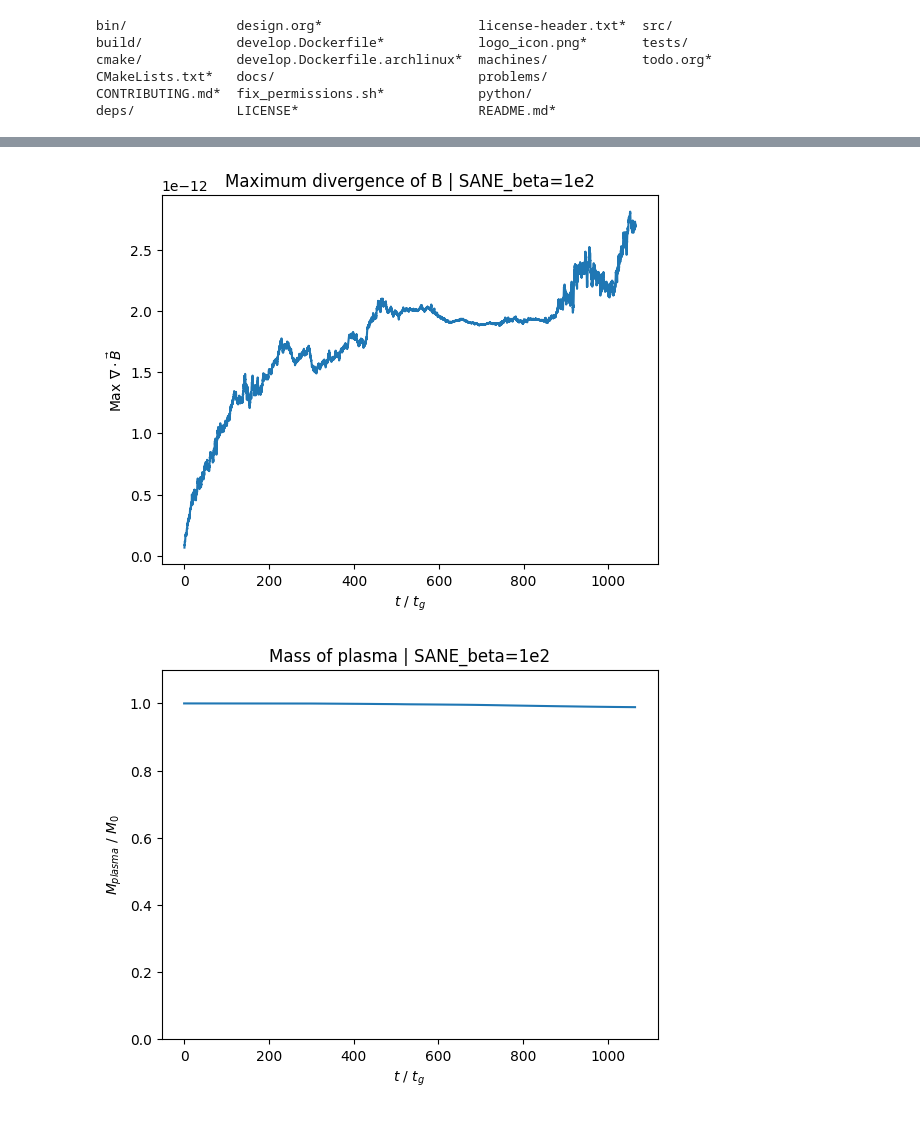
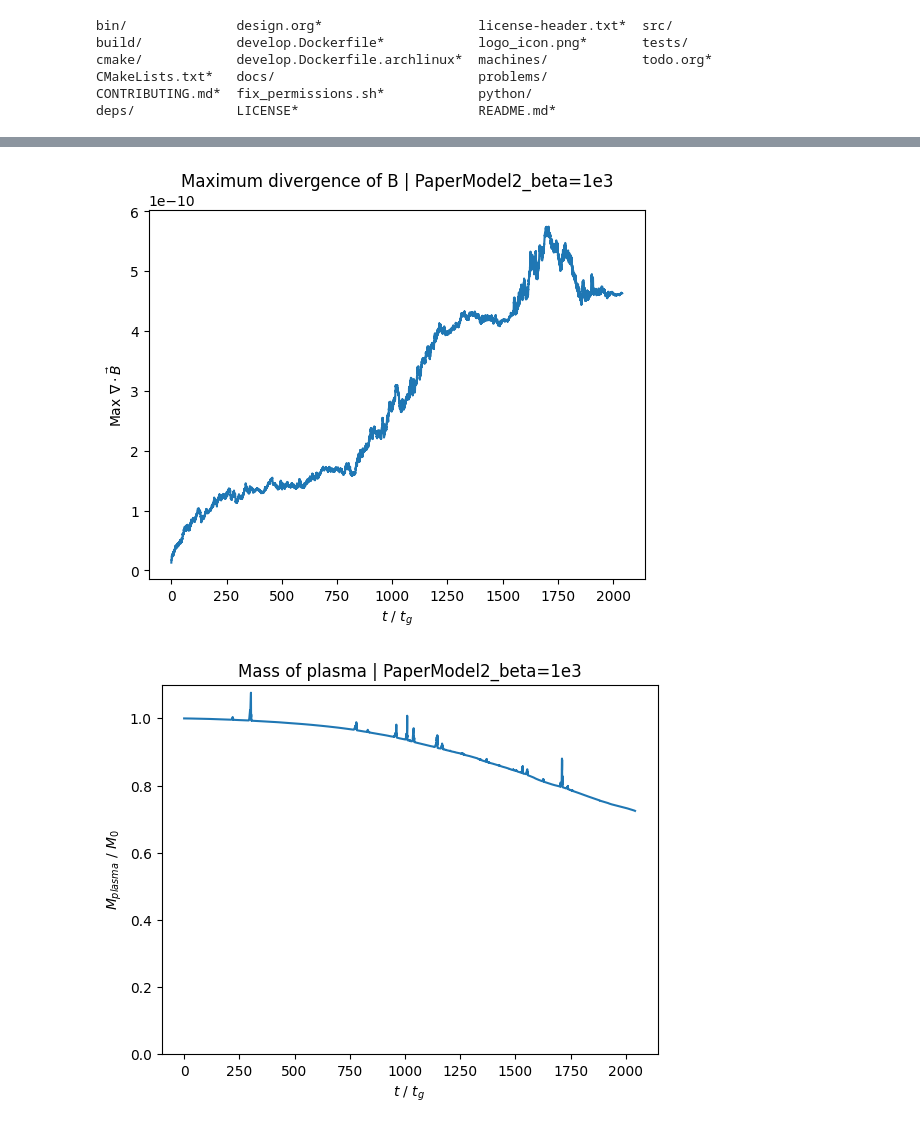
Before and after one commit to Aaron-Barrios/kharma, a Jupyter notebook: runs/analysis.ipynb, the cells around one changed output, grey strips where cells are left out. Drawn from its saved outputs; the diff is of its cells as text; code cells hidden in the pictures.

```diff
--- a/runs/analysis.ipynb
+++ b/runs/analysis.ipynb
@@ -273,23 +350,23 @@ plt.show()
 # %%
-run_label = run_meta[run_selector_key]["display"]
+run_label = run_meta_resolved["display"]
 
 plt.plot(df["time"], df["MaxDivB"])
 plt.xlabel(r"$t$ / $t_g$")
 plt.ylabel(r"Max $\nabla \cdot \vec B$")
 # plt.yscale("log")
 plt.title(f"Maximum divergence of B | {run_label}")
 plt.show()
 
 plt.plot(df["time"], df["Mass"]/df["Mass"][0])
 plt.xlabel(r"$t$ / $t_g$")
 plt.ylabel(r"$M_{plasma}$ / $M_0$")
 # plt.yscale("log")
 plt.ylim(0, 1.1)
 plt.title(f"Mass of plasma | {run_label}")
 plt.show()
 # %% [output]
-[figure, old version]
+[figure, new version]
-[figure, old version]
+[figure, new version]
 # %%
 with h5py.File(dump_file, "r") as f:
     # shapes from your xdmf:
```
Also changed, not shown: parts of 15 cells of this notebook, 2 other files.
